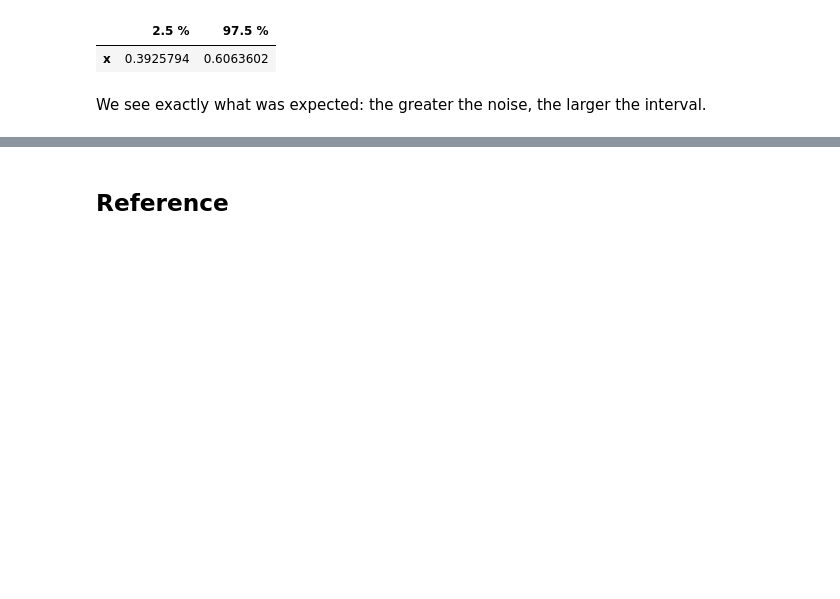
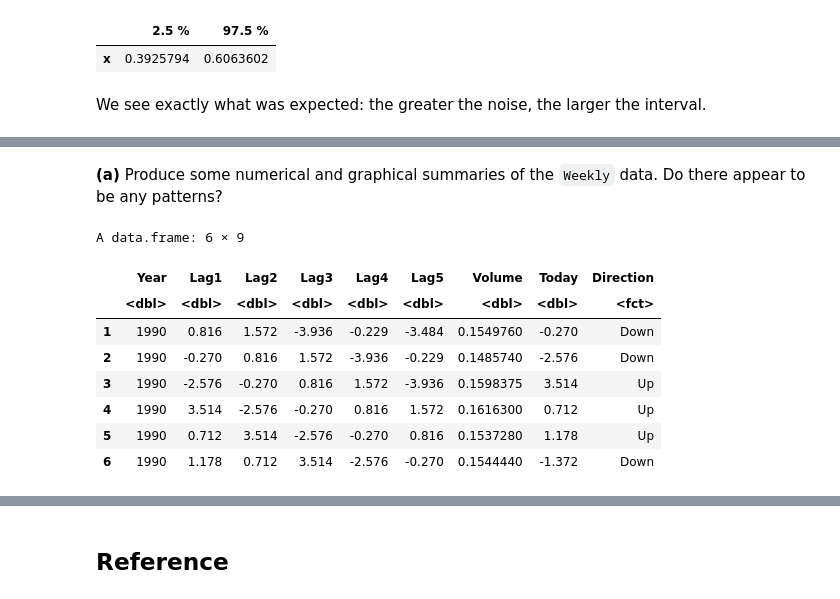
Before and after one commit to lucasresck/machine-learning, a Jupyter notebook: problem_sets/problem_set_2.ipynb, the cells around one changed output, grey strips where cells are left out. Drawn from its saved outputs; the diff is of its cells as text; code cells hidden in the pictures; blank space fills up the shorter version.

```diff
--- a/problem_sets/problem_set_2.ipynb
+++ b/problem_sets/problem_set_2.ipynb
@@ -542,0 +553,15 @@ We see exactly what was expected: the greater the noise, the larger the interval
+# %% [markdown]
+**(a)** Produce some numerical and graphical summaries of the `Weekly`
+data. Do there appear to be any patterns?
+# %%
+head(Weekly)
+# %% [output]
+A data.frame: 6 × 9
+|  | Year | Lag1 | Lag2 | Lag3 | Lag4 | Lag5 | Volume | Today | Direction |
+|  | <dbl> | <dbl> | <dbl> | <dbl> | <dbl> | <dbl> | <dbl> | <dbl> | <fct> |
+| 1 | 1990 | 0.816 | 1.572 | -3.936 | -0.229 | -3.484 | 0.1549760 | -0.270 | Down |
+| 2 | 1990 | -0.270 | 0.816 | 1.572 | -3.936 | -0.229 | 0.1485740 | -2.576 | Down |
+| 3 | 1990 | -2.576 | -0.270 | 0.816 | 1.572 | -3.936 | 0.1598375 | 3.514 | Up |
+| 4 | 1990 | 3.514 | -2.576 | -0.270 | 0.816 | 1.572 | 0.1616300 | 0.712 | Up |
+| 5 | 1990 | 0.712 | 3.514 | -2.576 | -0.270 | 0.816 | 0.1537280 | 1.178 | Up |
+| 6 | 1990 | 1.178 | 0.712 | 3.514 | -2.576 | -0.270 | 0.1544440 | -1.372 | Down |
```
Also changed, not shown: parts of 53 cells of this notebook.
